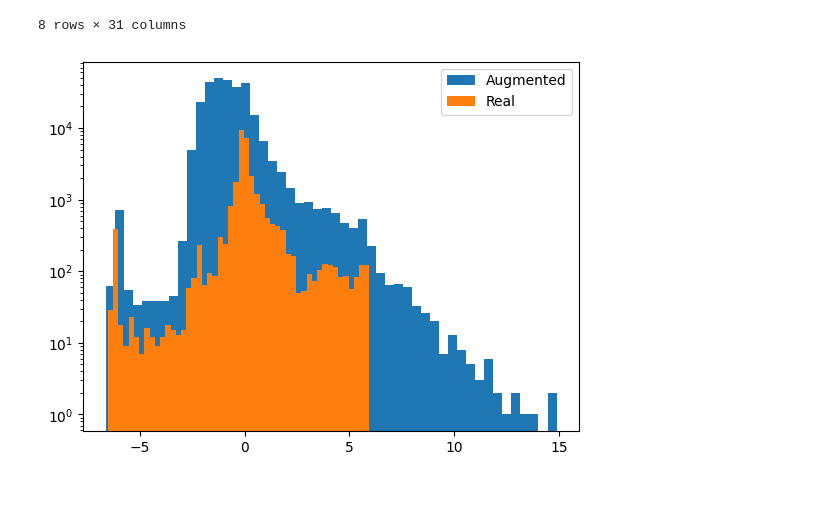
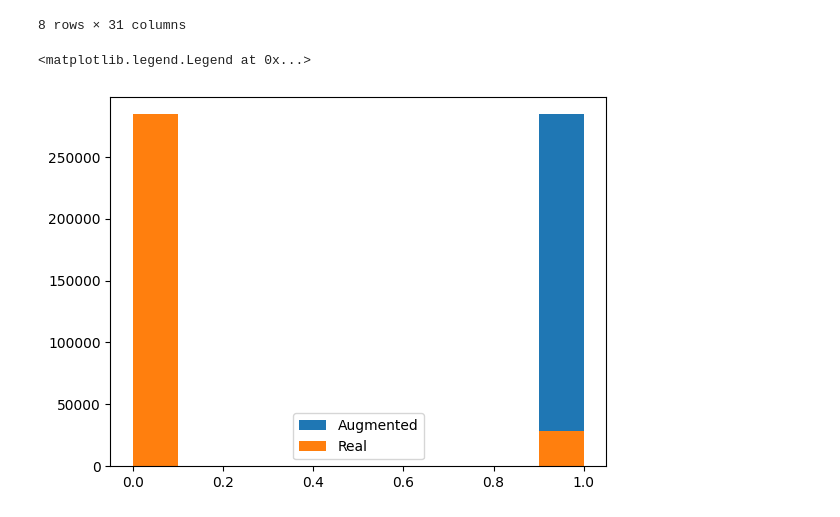
Before and after one commit to SantMiro/AI_Data_Augmentation_Tool, a Jupyter notebook: notebooks/pipeline_test.ipynb, the cells around one changed output. Drawn from its saved outputs; the diff is of its cells as text; code cells hidden in the pictures.

```diff
--- a/notebooks/pipeline_test.ipynb
+++ b/notebooks/pipeline_test.ipynb
@@ -144,10 +144,11 @@ compare_df = augmented_data[augmented_data['Class'] == 1]
 false_data = data[data['Class']==1]
 # %%
 import matplotlib.pyplot as plt
-plt.hist(compare_df['V8'],label='Augmented',bins = 50)
-plt.hist(false_data['V8'],label='Real',bins = 50)
+plt.hist(augmented_data['Class'],label='Augmented',)
+plt.hist(data['Class'],label='Real',)
 plt.legend()
-plt.yscale('log')
+#plt.yscale('log')
 #plt.xlim([1000,25000])
 # %% [output]
+<matplotlib.legend.Legend at 0x...>
-[figure, old version]
+[figure, new version]
```
Also changed, not shown: 3 other files.
